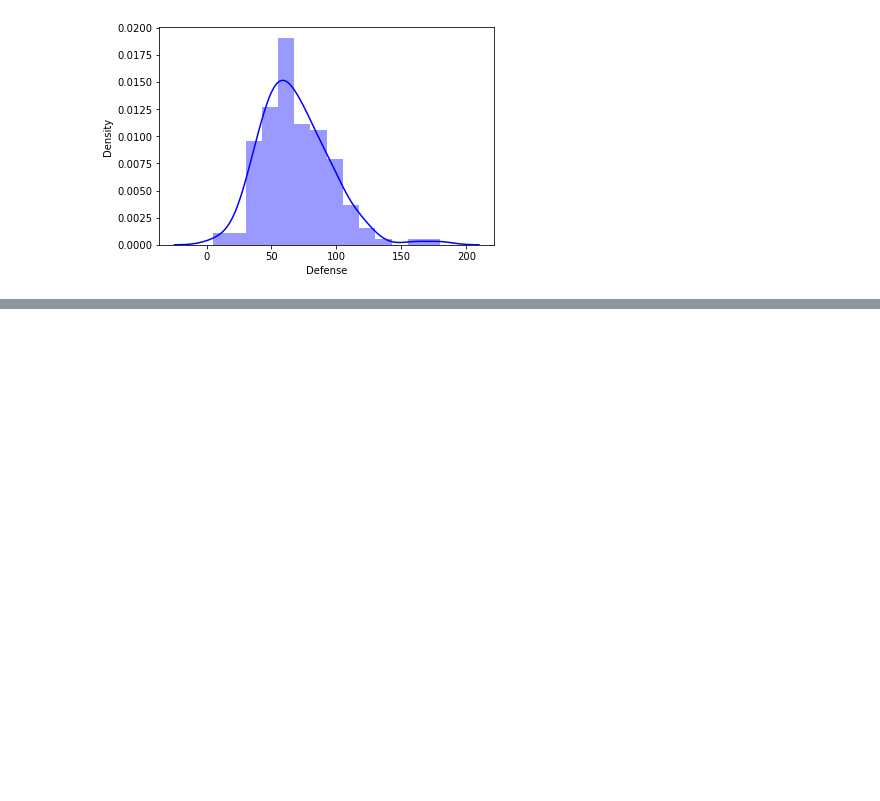
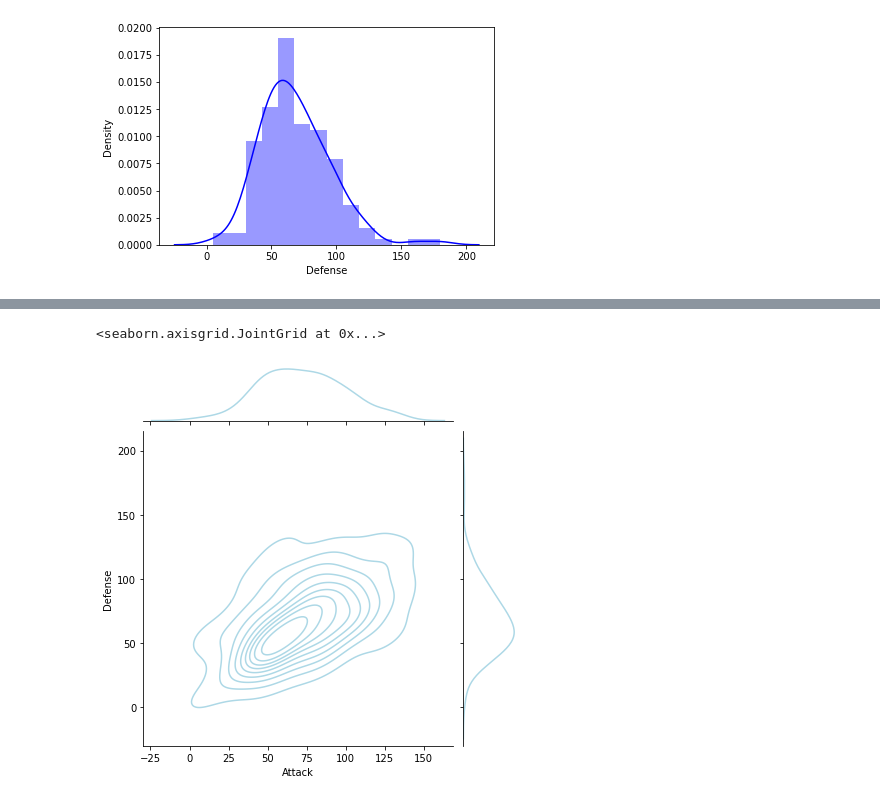
Before and after one commit to chunche95/ProgramacionModernaPython, a Jupyter notebook: Proyectos/Fundamentals Data Analysis and Visualization Tools in Python with Anaconda and Jupiter Notebook/SeabornTuto.ipynb, the cells around one changed output, grey strips where cells are left out. Drawn from its saved outputs; the diff is of its cells as text; code cells hidden in the pictures; blank space fills up the shorter version.

Commit message:
Seaborn

```diff
--- a/Proyectos/Fundamentals Data Analysis and Visualization Tools in Python with Anaconda and Jupiter Notebook/SeabornTuto.ipynb
+++ b/Proyectos/Fundamentals Data Analysis and Visualization Tools in Python with Anaconda and Jupiter Notebook/SeabornTuto.ipynb
@@ -63,0 +80,5 @@ sns.countplot(x='Type 1', data=df)
+# %%
+sns.jointplot(df.Attack, df.Defense, kind='kde', color='lightblue')
+# %% [output]
+<seaborn.axisgrid.JointGrid at 0x...>
+[figure, added]
```
Also changed, not shown: parts of 1 cell of this notebook.
